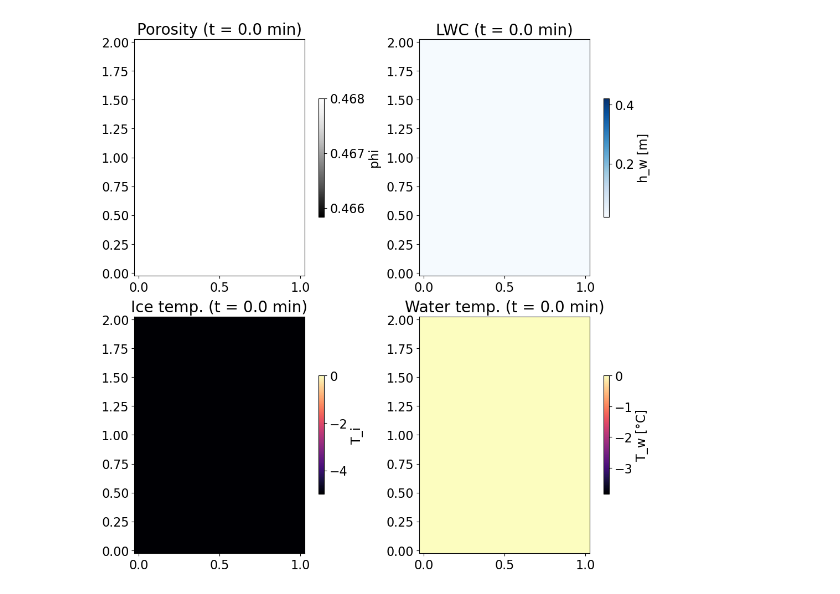
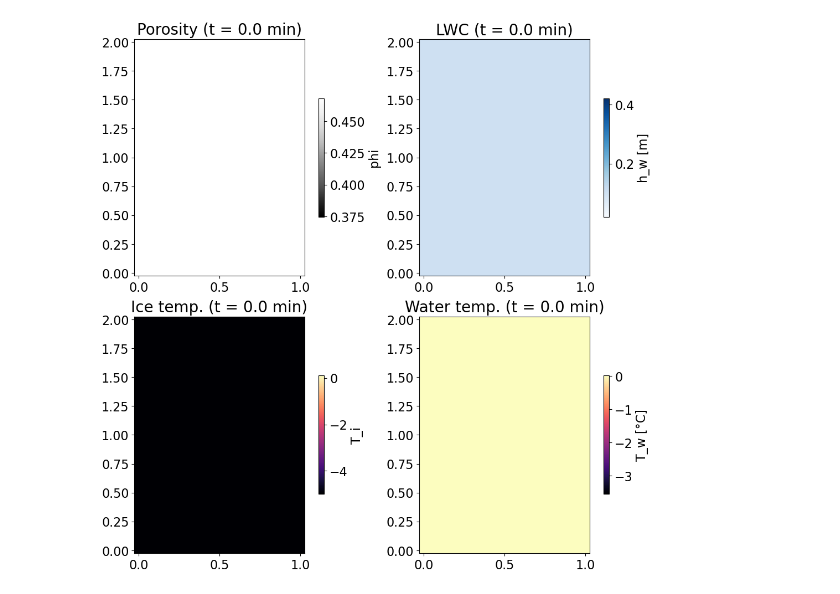
Before and after one commit to lannika-ut/Masterarbeit, a Jupyter notebook: animate_solution.ipynb, the cells around one changed output. Drawn from its saved outputs; the diff is of its cells as text; code cells hidden in the pictures.

```diff
--- a/animate_solution.ipynb
+++ b/animate_solution.ipynb
@@ -9,8 +9,8 @@ from dolfinx.fem import functionspace, Function
 import pickle
 from dolfinx import mesh
 # %%
-filename = "test6_crippa_tr"
-with open("./solutions/debug/"+filename+".pkl", "rb") as f:
+filename = "test6_crippa_uniformInfiltration"
+with open("./solutions/"+filename+".pkl", "rb") as f:
     data_Annika = pickle.load(f)
 
 nx = data_Annika["geometry"]["nx"]
@@ -98,32 +98,32 @@ def update(frame):
     time = data_Annika["times"][t_obs]
     theta_tot = p.theta_r.value + (0.9*porosity - p.theta_r.value)*Se(h_c, p.alpha.value, p.N.value)
 
     pmsh1.set_array(porosity.ravel())
     pmsh2.set_array(theta_tot.ravel())
     pmsh3.set_array(Ti.ravel())
     pmsh4.set_array(Tw.ravel())
 
     ax[0, 0].set_title(f"Porosity (t = {time/60:.1f} min)", fontsize=20)
     ax[0, 1].set_title(f"LWC (t = {time/60:.1f} min)", fontsize=20)
     ax[1, 0].set_title(f"Ice temp. (t = {time/60:.1f} min)", fontsize=20)
     ax[1, 1].set_title(f"Water temp. (t = {time/60:.1f} min)", fontsize=20)
 
     return pmsh1, pmsh2, pmsh3, pmsh4
 
 
 # Create animation
 num_frames = len(data_Annika["T_w"])  # or your max time index
-fps = 3
+fps = 5
 ani = animation.FuncAnimation(
     fig,
     update,
     frames=num_frames,
     interval=1000/fps,  # ms between frames
     blit=False,
     repeat=True
 )
 
 # Save animation
 ani.save("./animations/"+ filename + ".mp4", writer="ffmpeg", fps=fps)
 # %% [output]
-[figure, old version]
+[figure, new version]
```
Also changed, not shown: 4 other files.
